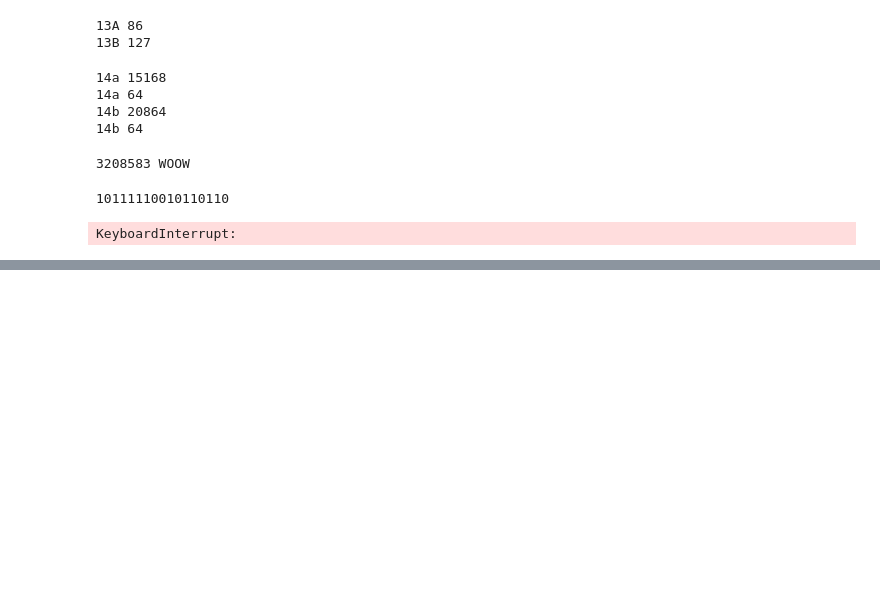
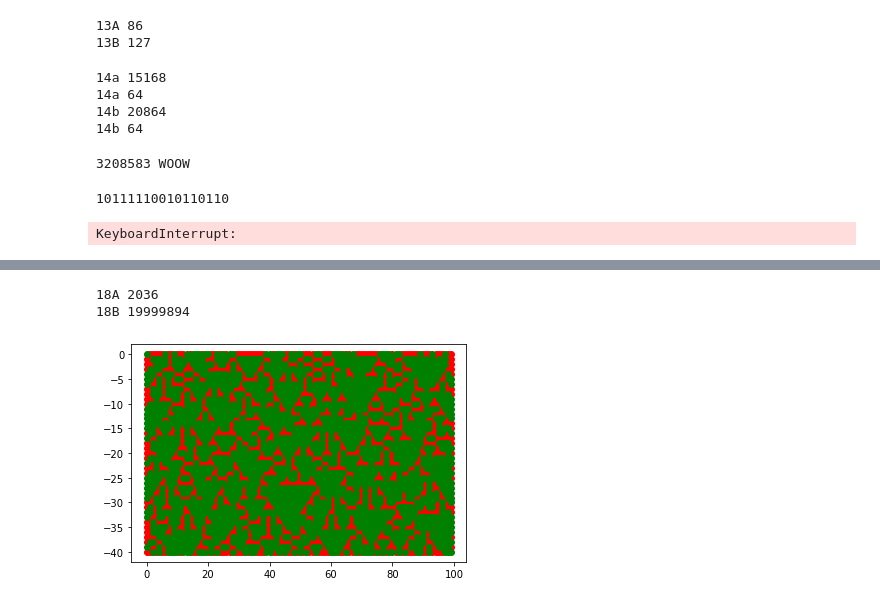
Before and after one commit to sjosidan/advent, a Jupyter notebook: 2016/advent2016.ipynb, the cells around one changed output, grey strips where cells are left out. Drawn from its saved outputs; the diff is of its cells as text; code cells hidden in the pictures; blank space fills up the shorter version.

```diff
--- a/2016/advent2016.ipynb
+++ b/2016/advent2016.ipynb
@@ -12,8 +8,20 @@ def getMultiListOfObj(filename):
 # %%
+def getMultiListOfObj(filename):
+    data01 = open(filename, "r")
+    lines = data01.readlines()
+    return lines
+
 def getSingleListOfObj(filename, delim):
     data01 = open(filename, "r")
     lines = data01.readlines()
     return lines[0].split(delim)
+
+def get3Coordineighbours(x,y) :
+    neigh = []
+    neigh.append((x-1,y-1))
+    neigh.append((x,y-1))
+    neigh.append((x+1,y-1))
+    return neigh
 # %%
 def task01() :
     instructions = getSingleListOfObj("01.txt", ",")
@@ -1139,0 +1145,65 @@ IndexError: list index out of range
+# %%
+def task18() :
+    traps = []
+    safe = []
+    starter = '.^^^^^.^^.^^^.^...^..^^.^.^..^^^^^^^^^^..^...^^.^..^^^^..^^^^...^.^.^^^^^^^^....^..^^^^^^.^^^.^^^.^^'
+    smallDig = 39
+    monsterDig = 399999
+    dig = monsterDig
+
+    xval = 0
+    for t in starter :
+        if t == '.' :
+            safe.append((xval,0))
+        else :
+            traps.append((xval,0))
+        xval = xval + 1
+
+    start = time.time()
+    roofTraps = traps
+    for y in range(dig) :
+        currTraps = []
+        for xval in range(len(starter)) :
+            neighs = get3Coordineighbours(xval, y+1)
+            #print(neighs)
+            if neighs[0] in roofTraps and neighs[1] in roofTraps and neighs[2] not in roofTraps :
+                currTraps.append((xval, y+1))
+            elif neighs[0] not in roofTraps and neighs[1] in roofTraps and neighs[2] in roofTraps :
+                currTraps.append((xval, y+1))
+            elif neighs[0] not in roofTraps and neighs[1] not in roofTraps and neighs[2] in roofTraps :
+                currTraps.append((xval, y+1))
+            elif neighs[0] in roofTraps and neighs[1] not in roofTraps and neighs[2] not in roofTraps :
+                currTraps.append((xval, y+1))
+            else :
+                safe.append((xval, y+1))
+
+        roofTraps = currTraps
+        traps.extend(currTraps)
+
+        if y == smallDig :
+            print('18A', len(safe))
+            plotTrapsAndSafe(traps, safe)
+
+    print('18B',len(safe))
+
+
+
+def plotTrapsAndSafe(traps, safe) :
+    # invert traps and safe for looks.
+    nS = []
+    nT = []
+    for s in safe :
+        nS.append((s[0], s[1]*-1))
+    for t in traps :
+        nT.append((t[0], t[1]*-1))
+    a,b = zip(*nT)
+    k,j = zip(*nS)
+    plt.scatter(a,b,c='red')
+    plt.scatter(k,j,c='green')
+
+
+task18()
+# %% [output]
+18A 2036
+18B 19999894
+[figure, added]
```
Also changed, not shown: parts of 4 cells of this notebook.
